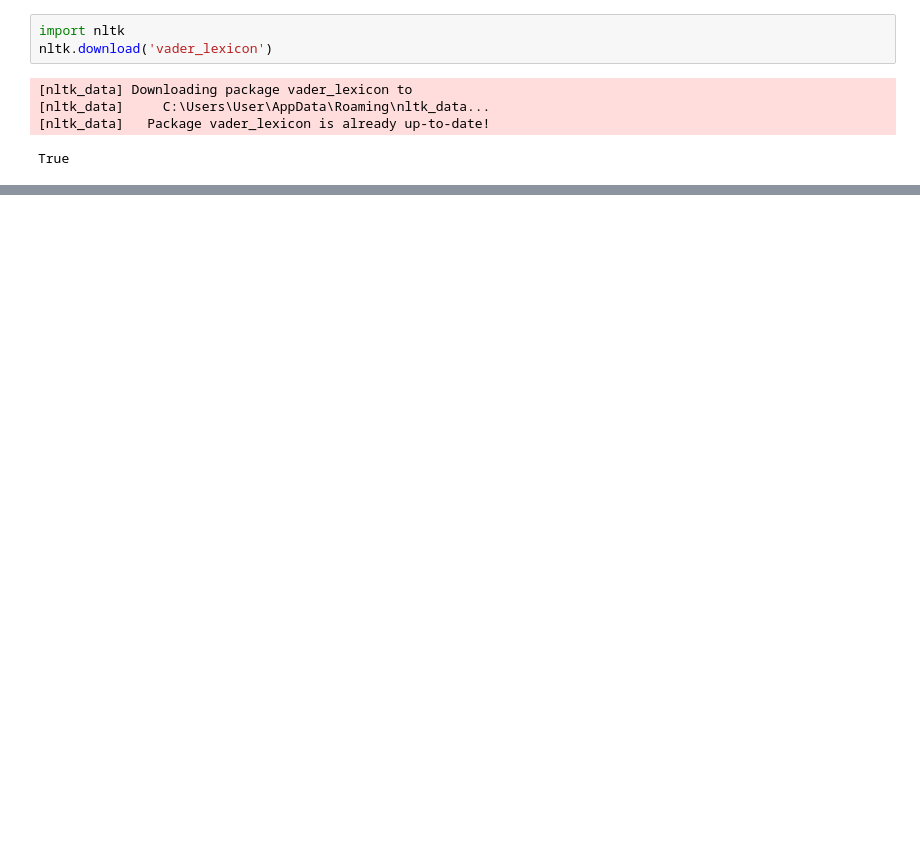
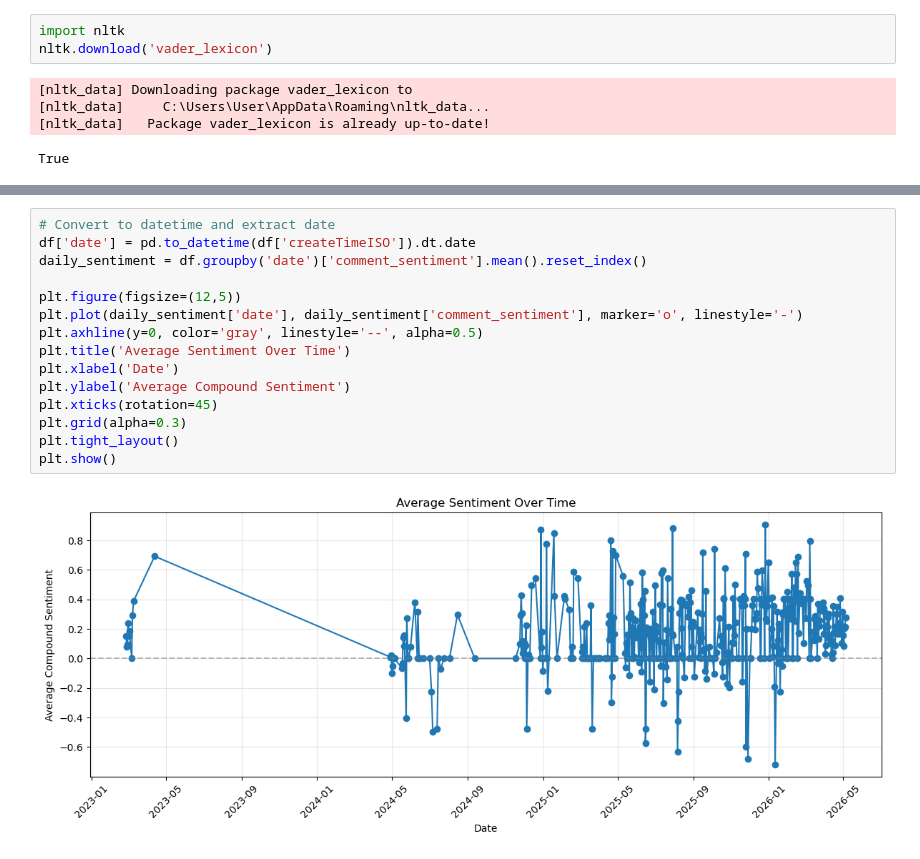
Before and after one commit to Kevin-1chuli/Sentiment_Analysis, a Jupyter notebook: tiktok.ipynb, the cells around one changed output, grey strips where cells are left out. Cells and saved outputs as stored; diff of their text form; blank space fills up the shorter version.

```diff
--- a/tiktok.ipynb
+++ b/tiktok.ipynb
@@ -564,0 +715,17 @@ plt.show()
+# %%
+# Convert to datetime and extract date
+df['date'] = pd.to_datetime(df['createTimeISO']).dt.date
+daily_sentiment = df.groupby('date')['comment_sentiment'].mean().reset_index()
+
+plt.figure(figsize=(12,5))
+plt.plot(daily_sentiment['date'], daily_sentiment['comment_sentiment'], marker='o', linestyle='-')
+plt.axhline(y=0, color='gray', linestyle='--', alpha=0.5)
+plt.title('Average Sentiment Over Time')
+plt.xlabel('Date')
+plt.ylabel('Average Compound Sentiment')
+plt.xticks(rotation=45)
+plt.grid(alpha=0.3)
+plt.tight_layout()
+plt.show()
+# %% [output]
+[figure, added]
```
Also changed, not shown: parts of 13 cells of this notebook.
